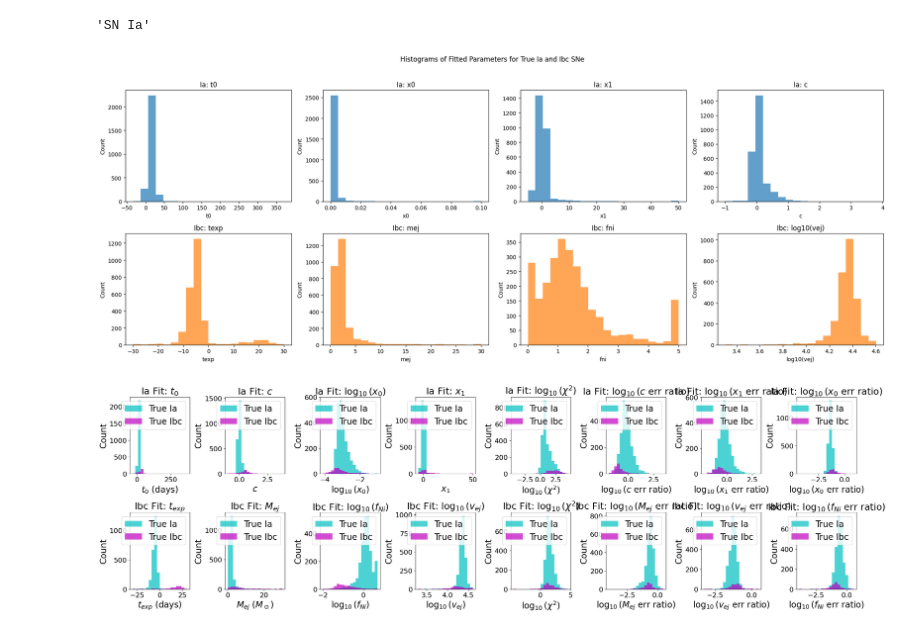
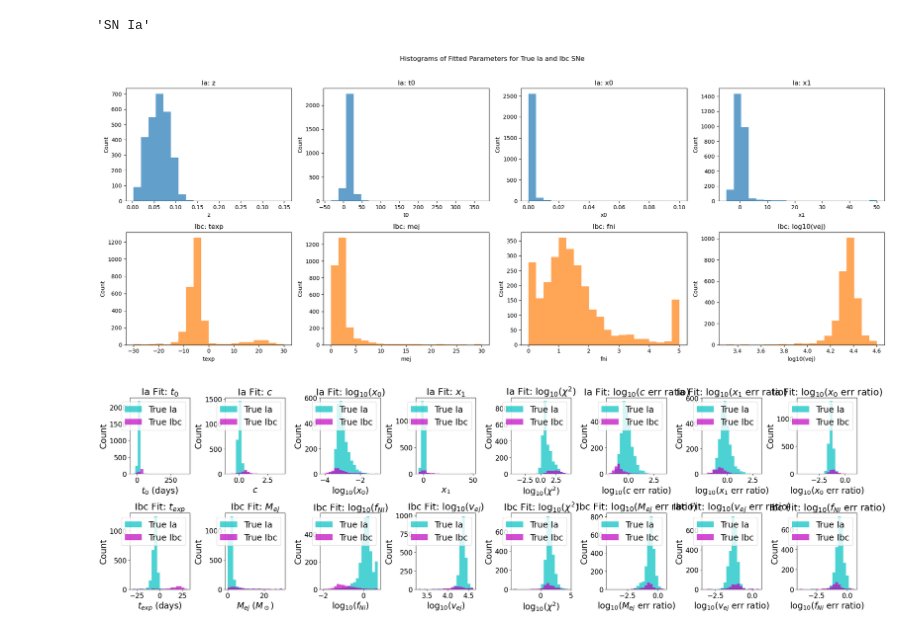
Before and after one commit to asmuzsoy/beams_ext, a Jupyter notebook: separate_parameters.ipynb, the cells around one changed output. Drawn from its saved outputs; the diff is of its cells as text; code cells hidden in the pictures.

```diff
--- a/separate_parameters.ipynb
+++ b/separate_parameters.ipynb
@@ -91,6 +95,9 @@ for sn in all_sne:
     sn.ibc_fit.update({'log_mej_err_ratio': np.log10(np.abs(sn.ibc_fit['mej_err'])) - np.log10(sn.ibc_fit['mej'])})
     sn.ibc_fit.update({'log_fni_err_ratio': np.log10(np.abs(sn.ibc_fit['fni_err'])) - np.log10(sn.ibc_fit['fni'])})
     sn.ibc_fit.update({'log_vej_err_ratio': np.log10(np.abs(sn.ibc_fit['vej_err'])) - np.log10(sn.ibc_fit['vej'])})
+    sn.ibc_fit.update({'z': sn.ibc_fit['redshift']})
+    sn.ibc_fit.update({'z_err': sn.ibc_fit['redshift_err']})
+
 
 
 for sn in all_phot_sne:
@@ -178,39 +213,39 @@ all_sne[100].true_class
 # %% [output]
 'SN Ia'
 # %%
-ia_param_names = SN.ia_keys[1:]  # ['t0', 'x0', 'x1', 'c']
+ia_param_names = SN.ia_keys  # ['t0', 'x0', 'x1', 'c']
 ibc_param_names = SN.ibc_keys[1:]  # ['texp', 'mej', 'fni', 'vej']
 
 fig, axes = plt.subplots(2, 4, figsize=(20, 8))
 fig.suptitle("Histograms of Fitted Parameters for True Ia and Ibc SNe")
 
 # Plot Ia fitted parameters
 for i, param in enumerate(ia_param_names[:4]):
     values = [sn.ia_fit[param] for sn in all_sne if sn.ia_fit[param] is not None]
     axes[0, i].hist(values, bins=20, color='tab:blue', alpha=0.7)
     axes[0, i].set_title(f"Ia: {param}")
     axes[0, i].set_xlabel(param)
     axes[0, i].set_ylabel("Count")
 
 # Plot Ibc fitted parameters
 for i, param in enumerate(ibc_param_names[:4]):
     values = [sn.ibc_fit[param] for sn in all_sne if sn.ibc_fit[param] is not None]
     if param == 'vej':
         # Plot log10 for vej
         values = [np.log10(v) for v in values if v > 0]
         axes[1, i].hist(values, bins=20, color='tab:orange', alpha=0.7)
         axes[1, i].set_title(f"Ibc: log10({param})")
         axes[1, i].set_xlabel(f"log10({param})")
     else:
         axes[1, i].hist(values, bins=20, color='tab:orange', alpha=0.7)
         axes[1, i].set_title(f"Ibc: {param}")
         axes[1, i].set_xlabel(param)
     axes[1, i].set_ylabel("Count")
 
 plt.tight_layout(rect=[0, 0, 1, 0.96])
 plt.show()
 # %% [output]
-[figure, old version]
+[figure, new version]
 # %%
 param_labels = {
     't0': r'$t_0$ (days)',
```
Also changed, not shown: parts of 30 cells of this notebook.
